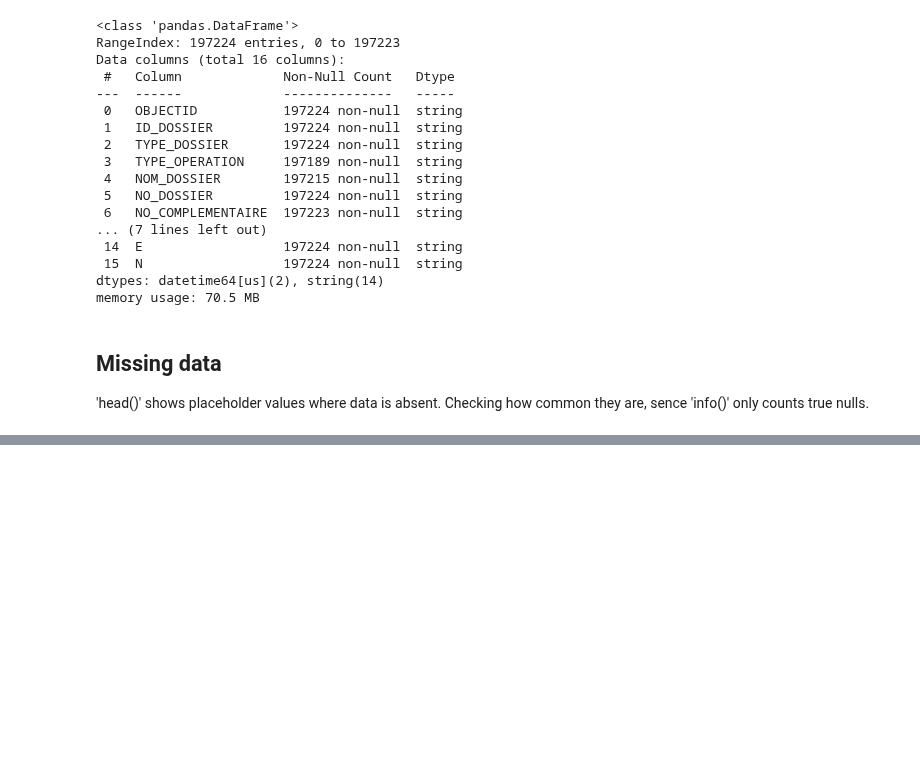
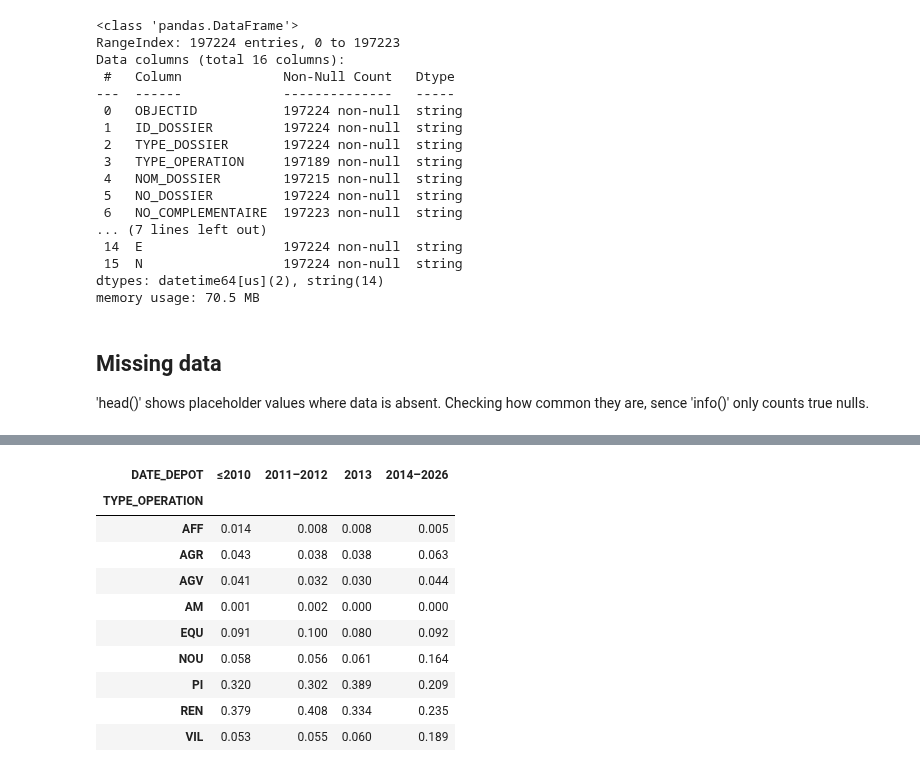
Before and after one commit to dinosmuc/geneva-building-permit-classification, a Jupyter notebook: notebooks/01_data_exploration.ipynb, the cells around one changed output, grey strips where cells are left out. Cells and saved outputs as stored; diff of their text form; code cells hidden in the pictures; blank space fills up the shorter version.

Commit message:
Explore missing data, labels and class mix over time

```diff
--- a/notebooks/01_data_exploration.ipynb
+++ b/notebooks/01_data_exploration.ipynb
@@ -75,0 +178,12 @@ pd.DataFrame({"nulls": df.isna().sum(), "placeholders": df.isin(placeholders).su
+# %%
+no_text = df["DESCRIPTION"].isna() | df["DESCRIPTION"].isin(placeholders)
+
+pd.DataFrame(
+    {
+        "no date": df.loc[no_text, "DATE_DEPOT"].isna().sum(),
+        "no status": df.loc[no_text, "STATUT"].isin(placeholders).sum(),
+        "no link": df.loc[no_text, "LIEN_SAD"].isna().sum(),
+        "origin ANC": df.loc[no_text, "ORIGINE"].eq("ANC").sum(),
+    },
+    index=[f"records without text: {no_text.sum()}"],
+)
@@ -75,0 +197,4 @@ pd.DataFrame({"nulls": df.isna().sum(), "placeholders": df.isin(placeholders).su
+# %%
+with_text = df[~no_text]
+
+with_text["TYPE_OPERATION"].value_counts(dropna=False)
@@ -75,0 +218,5 @@ pd.DataFrame({"nulls": df.isna().sum(), "placeholders": df.isin(placeholders).su
+# %%
+year = with_text["DATE_DEPOT"].dt.year
+labelled = with_text["TYPE_OPERATION"].ne("--")
+
+pd.crosstab(year, labelled)
@@ -75,0 +247,21 @@ pd.DataFrame({"nulls": df.isna().sum(), "placeholders": df.isin(placeholders).su
+# %%
+labelled_rows = with_text[labelled]
+period = pd.cut(
+    labelled_rows["DATE_DEPOT"].dt.year,
+    bins=[0, 2010, 2012, 2013, 2026],
+    labels=["≤2010", "2011–2012", "2013", "2014–2026"],
+)
+
+pd.crosstab(labelled_rows["TYPE_OPERATION"], period, normalize="columns").round(3)
+# %% [output]
+| DATE_DEPOT | ≤2010 | 2011–2012 | 2013 | 2014–2026 |
+| TYPE_OPERATION |  |  |  |  |
+| AFF | 0.014 | 0.008 | 0.008 | 0.005 |
+| AGR | 0.043 | 0.038 | 0.038 | 0.063 |
+| AGV | 0.041 | 0.032 | 0.030 | 0.044 |
+| AM | 0.001 | 0.002 | 0.000 | 0.000 |
+| EQU | 0.091 | 0.100 | 0.080 | 0.092 |
+| NOU | 0.058 | 0.056 | 0.061 | 0.164 |
+| PI | 0.320 | 0.302 | 0.389 | 0.209 |
+| REN | 0.379 | 0.408 | 0.334 | 0.235 |
+| VIL | 0.053 | 0.055 | 0.060 | 0.189 |
```
Also changed, not shown: parts of 15 cells of this notebook.
